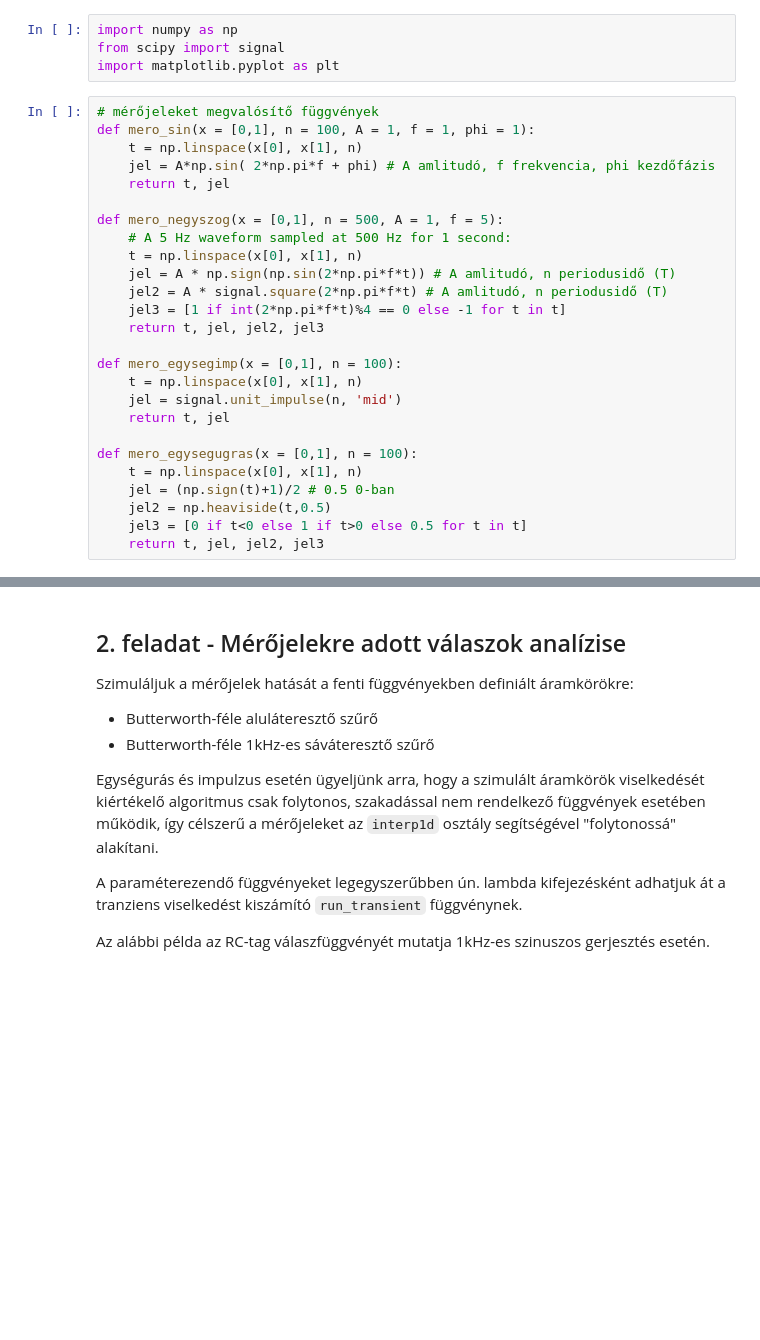
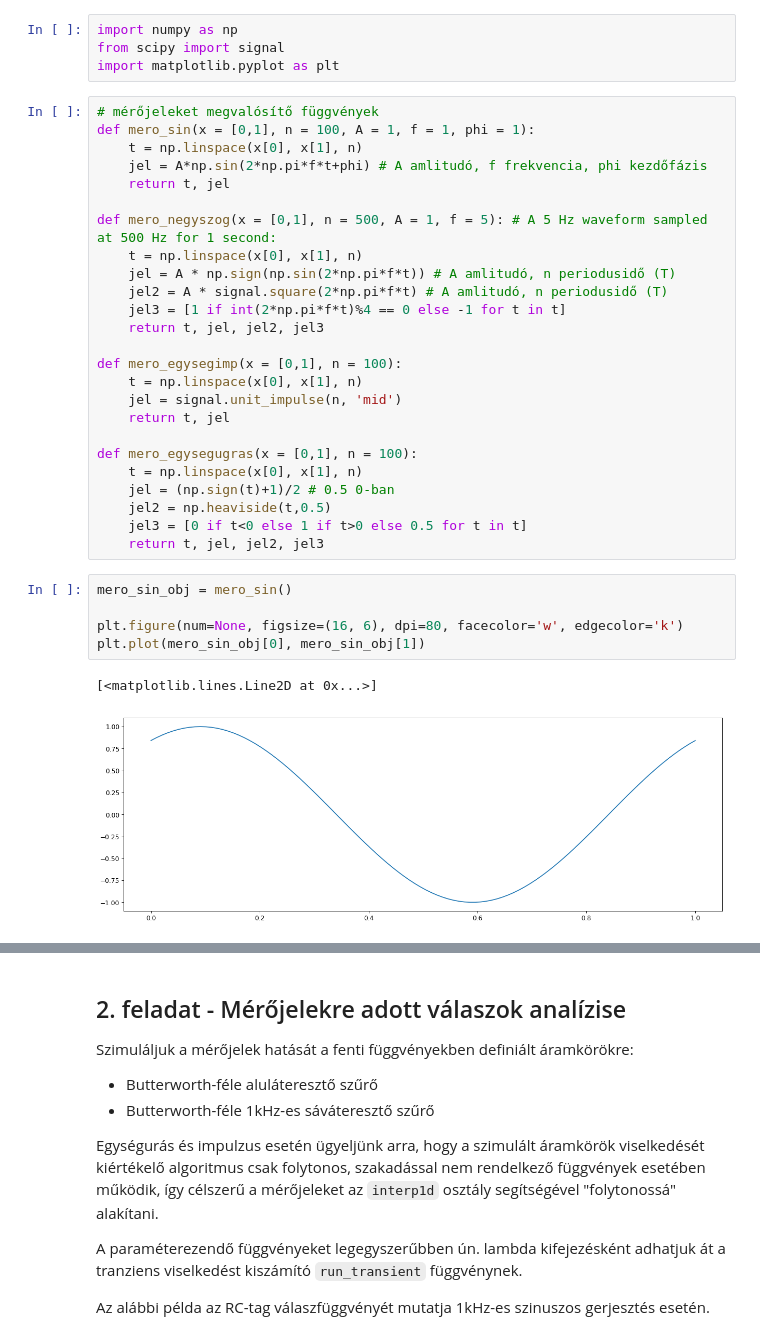
Before and after one commit to Tominano/Numerical-methods-of-physics-II, a Jupyter notebook: 3_feladatsor/3_feladat_Kapolcs.ipynb, the cells around one changed output, grey strips where cells are left out. Cells and saved outputs as stored; diff of their text form; blank space fills up the shorter version.

```diff
--- a/3_feladatsor/3_feladat_Kapolcs.ipynb
+++ b/3_feladatsor/3_feladat_Kapolcs.ipynb
@@ -198,11 +198,10 @@ import matplotlib.pyplot as plt
 # mérőjeleket megvalósítő függvények
 def mero_sin(x = [0,1], n = 100, A = 1, f = 1, phi = 1):
     t = np.linspace(x[0], x[1], n)
-    jel = A*np.sin( 2*np.pi*f + phi) # A amlitudó, f frekvencia, phi kezdőfázis
+    jel = A*np.sin(2*np.pi*f*t+phi) # A amlitudó, f frekvencia, phi kezdőfázis
     return t, jel
 
-def mero_negyszog(x = [0,1], n = 500, A = 1, f = 5):
-    # A 5 Hz waveform sampled at 500 Hz for 1 second:
+def mero_negyszog(x = [0,1], n = 500, A = 1, f = 5): # A 5 Hz waveform sampled at 500 Hz for 1 second:
     t = np.linspace(x[0], x[1], n)
     jel = A * np.sign(np.sin(2*np.pi*f*t)) # A amlitudó, n periodusidő (T)
     jel2 = A * signal.square(2*np.pi*f*t) # A amlitudó, n periodusidő (T)
@@ -220,3 +219,11 @@ def mero_egysegugras(x = [0,1], n = 100):
     jel2 = np.heaviside(t,0.5)
     jel3 = [0 if t<0 else 1 if t>0 else 0.5 for t in t]
     return t, jel, jel2, jel3
+# %%
+mero_sin_obj = mero_sin()
+
+plt.figure(num=None, figsize=(16, 6), dpi=80, facecolor='w', edgecolor='k')
+plt.plot(mero_sin_obj[0], mero_sin_obj[1])
+# %% [output]
+[<matplotlib.lines.Line2D at 0x...>]
+[figure, added]
```
Also changed, not shown: parts of 9 cells of this notebook.
